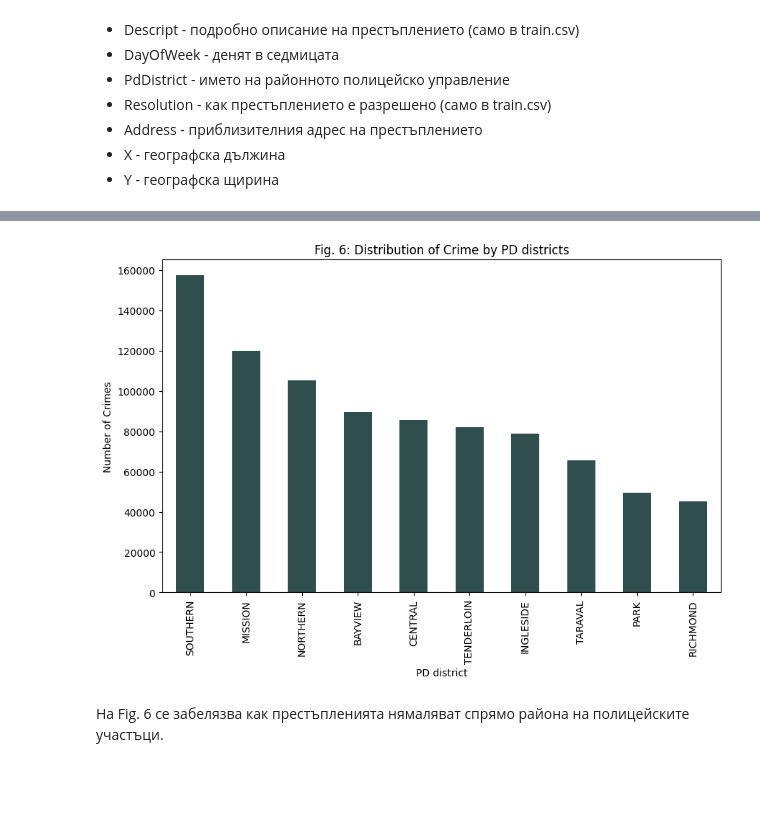
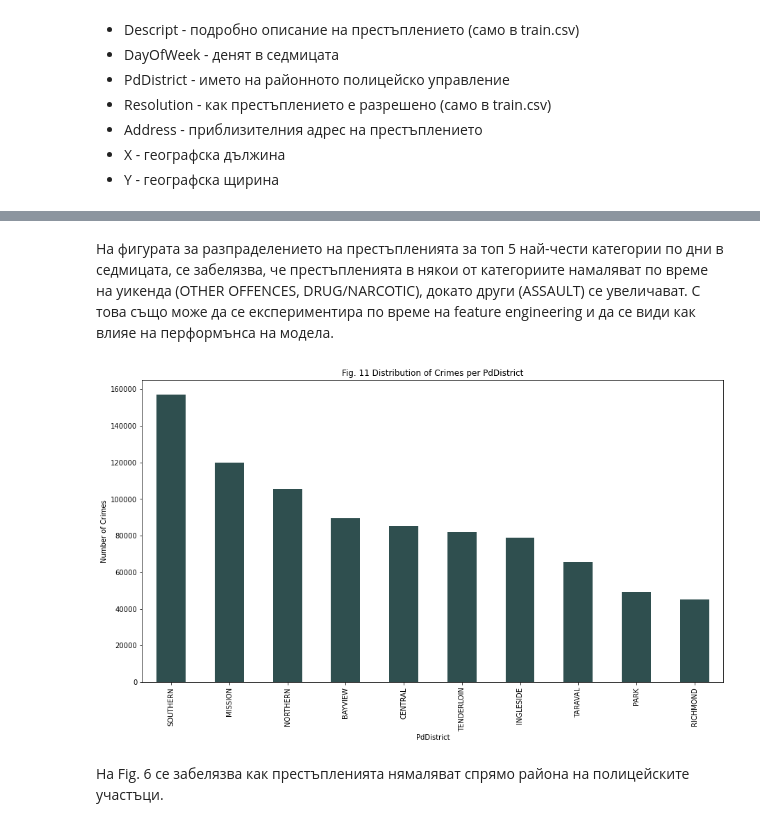
Before and after one commit to RayaSimeonova/crime-classification, a Jupyter notebook: project_description.ipynb, the cells around one changed output, grey strips where cells are left out. Saved outputs shown, nothing was run; the diff lists cells and outputs as text; code cells hidden in the pictures; blank space fills up the shorter version.

```diff
--- a/project_description.ipynb
+++ b/project_description.ipynb
@@ -70,0 +114,13 @@ data.head(2)
+# %%
+def plot_bar(label, fig_num, isChronological=False):
+    plt.figure(figsize=(15, 8))
+
+    if isChronological:
+        data[label].value_counts().sort_index().plot(kind='bar', color='darkslategray')
+    else:
+        data[label].value_counts().plot(kind='bar', color='darkslategray')
+
+    plt.title(f'Fig. {fig_num} Distribution of Crimes per {label}')
+    plt.xlabel(label)
+    plt.ylabel('Number of Crimes')
+    plt.show()
@@ -120,12 +270,8 @@ plt.show()
+# %% [markdown]
+На фигурата за разпраделението на престъпленията за топ 5 най-чести категории по дни в седмицата, се забелязва, че престъпленията в някои от категориите намаляват по време на уикенда (OTHER OFFENCES, DRUG/NARCOTIC), докато други (ASSAULT) се увеличават. С това също може да се експериментира по време на feature engineering и да се види как влияе на перформънса на модела.
 # %%
-plt.figure(figsize=(10, 6))
-data['PdDistrict'].value_counts().plot(kind='bar', color='darkslategray')
-plt.title('Fig. 6: Distribution of Crime by PD districts')
-plt.xlabel('PD district')
-plt.ylabel('Number of Crimes')
-plt.xticks(rotation=90)
-plt.show()
+plot_bar('PdDistrict', fig_num=11)
 # %% [output]
-[figure, old version]
+[figure, new version]
 # %% [markdown]
 На Fig. 6 се забелязва как престъпленията нямаляват спрямо района на полицейските участъци.
```
Also changed, not shown: parts of 44 cells of this notebook.
